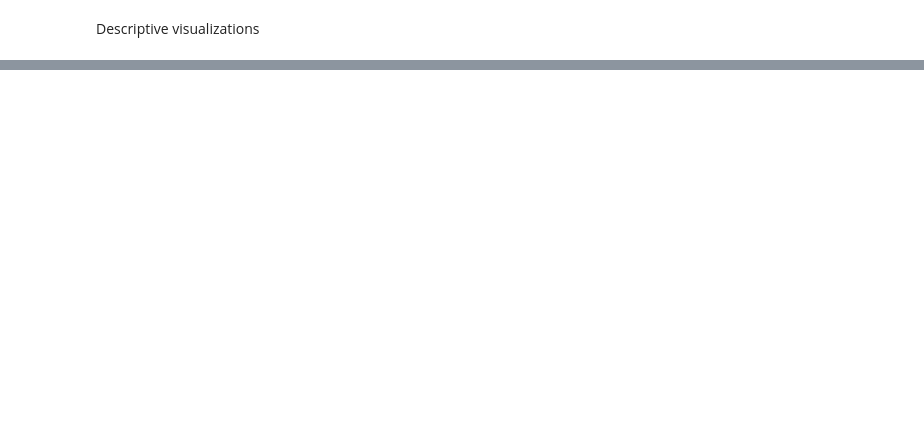
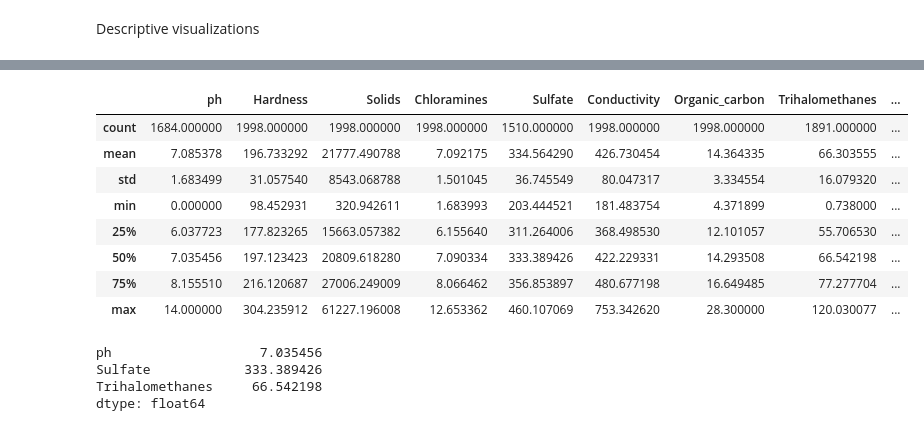
Before and after one commit to Celiandorra/Water-quality, a Jupyter notebook: EDA.ipynb, the cells around one changed output, grey strips where cells are left out. Cells and saved outputs as stored; diff of their text form; code cells hidden in the pictures; blank space fills up the shorter version.

```diff
--- a/EDA.ipynb
+++ b/EDA.ipynb
@@ -98,0 +399,19 @@ fig.show()
+# %%
+df[df['Potability']==0].describe()
+# %% [output]
+|  | ph | Hardness | Solids | Chloramines | Sulfate | Conductivity | Organic_carbon | Trihalomethanes | ... |
+| count | 1684.000000 | 1998.000000 | 1998.000000 | 1998.000000 | 1510.000000 | 1998.000000 | 1998.000000 | 1891.000000 | ... |
+| mean | 7.085378 | 196.733292 | 21777.490788 | 7.092175 | 334.564290 | 426.730454 | 14.364335 | 66.303555 | ... |
+| std | 1.683499 | 31.057540 | 8543.068788 | 1.501045 | 36.745549 | 80.047317 | 3.334554 | 16.079320 | ... |
+| min | 0.000000 | 98.452931 | 320.942611 | 1.683993 | 203.444521 | 181.483754 | 4.371899 | 0.738000 | ... |
+| 25% | 6.037723 | 177.823265 | 15663.057382 | 6.155640 | 311.264006 | 368.498530 | 12.101057 | 55.706530 | ... |
+| 50% | 7.035456 | 197.123423 | 20809.618280 | 7.090334 | 333.389426 | 422.229331 | 14.293508 | 66.542198 | ... |
+| 75% | 8.155510 | 216.120687 | 27006.249009 | 8.066462 | 356.853897 | 480.677198 | 16.649485 | 77.277704 | ... |
+| max | 14.000000 | 304.235912 | 61227.196008 | 12.653362 | 460.107069 | 753.342620 | 28.300000 | 120.030077 | ... |
+# %%
+df[df['Potability']==0][['ph','Sulfate','Trihalomethanes']].median()
+# %% [output]
+ph                   7.035456
+Sulfate            333.389426
+Trihalomethanes     66.542198
+dtype: float64
```
Also changed, not shown: parts of 50 cells of this notebook, 4 other files.
